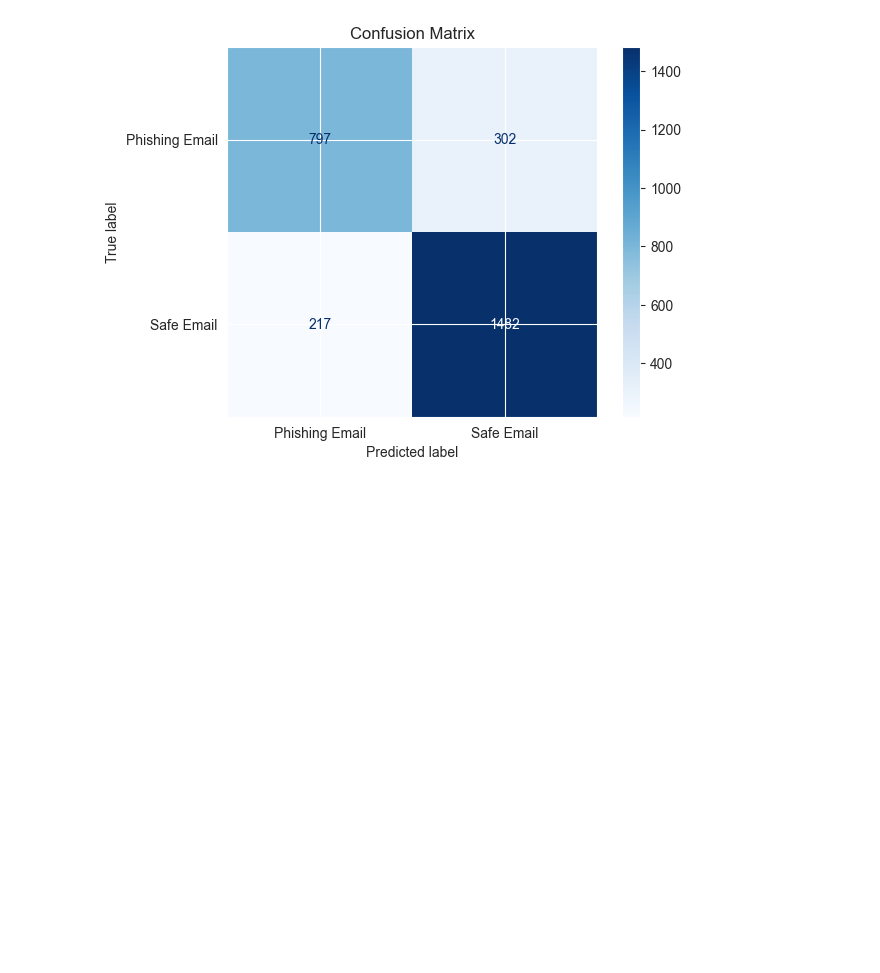
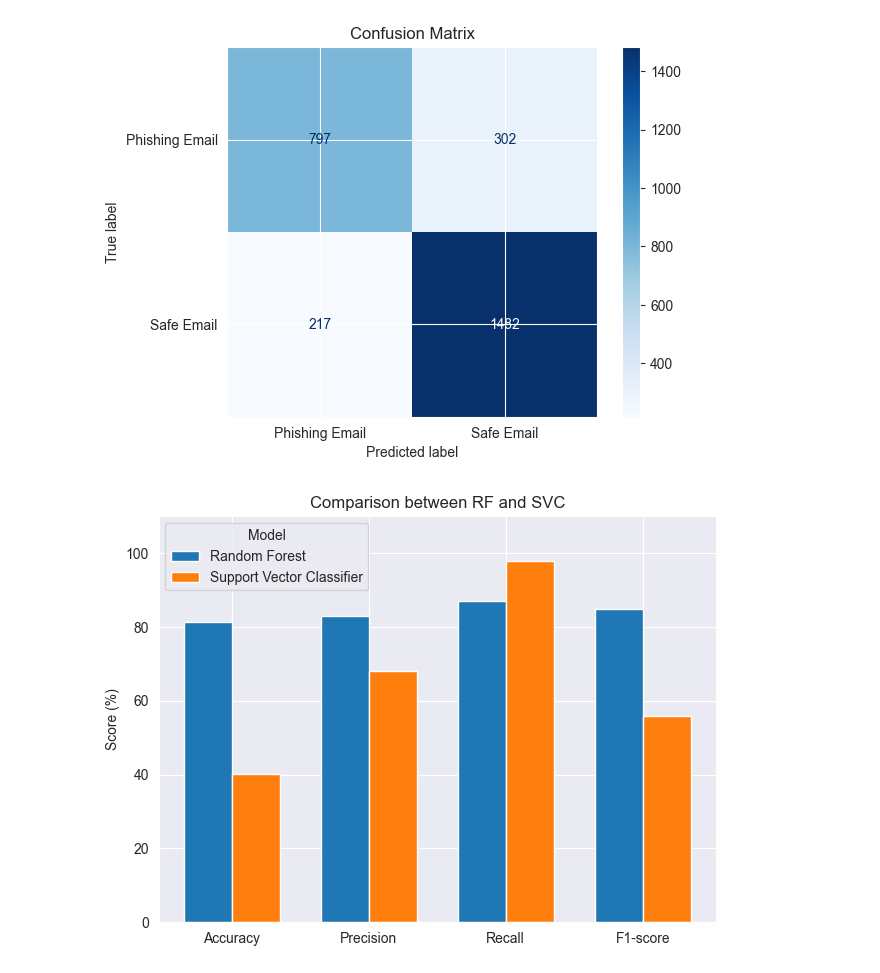
Before and after one commit to moanv2/phishing_repo_thesis, a Jupyter notebook: MachineLearning/RF.ipynb, the cells around one changed output. Cells and saved outputs as stored; diff of their text form; code cells hidden in the pictures; blank space fills up the shorter version.

```diff
--- a/MachineLearning/RF.ipynb
+++ b/MachineLearning/RF.ipynb
@@ -502,3 +503,31 @@ Phishing Email       0.79      0.73      0.75      1099
 PermissionError: [Errno 13] Permission denied: 'confusion_matrix.png'
 <Figure size 1000x800 with 0 Axes>
 [figure]
+# %%
+# Figure 4.6 (RF vs SVC)
+
+labels = ["Accuracy", "Precision", "Recall", "F1-score"]
+rf_scores = [81.45, 83.00, 87.00, 85.00]
+svc_scores = [40.14, 68.00, 98.00, 56.00]
+
+# Iterates through the labels obtaining the value for our X-axis
+x = range(len(labels))
+width = 0.35
+
+fig, ax = plt.subplots()
+# Plot bars for each model
+ax.bar([p - width/2 for p in x], rf_scores, width=width, label="Random Forest")
+ax.bar([p + width/2 for p in x], svc_scores, width=width, label="Support Vector Classifier")
+
+# Labels and legend for visual clarity
+ax.set_xticks(x)
+ax.set_xticklabels(labels)
+ax.set_ylabel("Score (%)")
+ax.set_ylim(0, 110)
+ax.legend(title="Model")
+
+plt.title("Comparison between RF and SVC")
+plt.tight_layout()
+plt.show()
+# %% [output]
+[figure, added]
```
Also changed, not shown: parts of 1 cell of this notebook.
